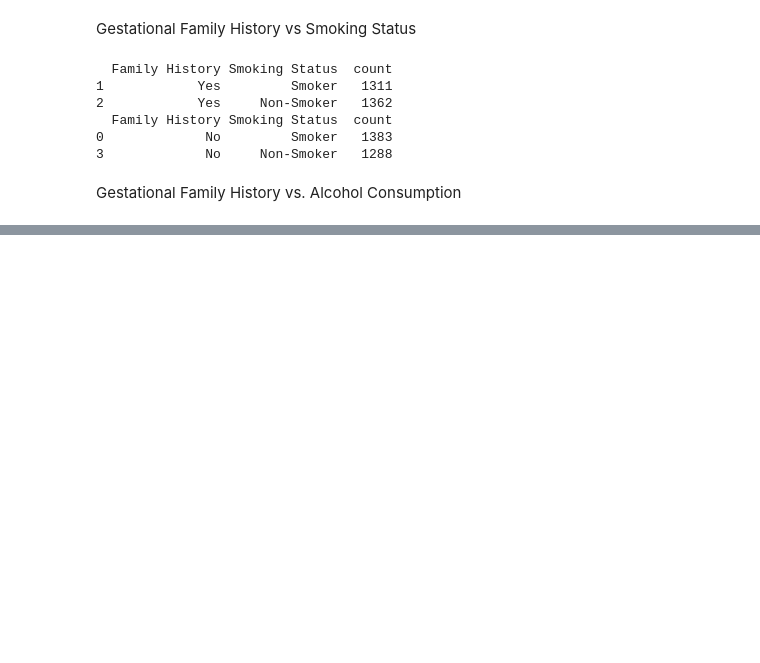
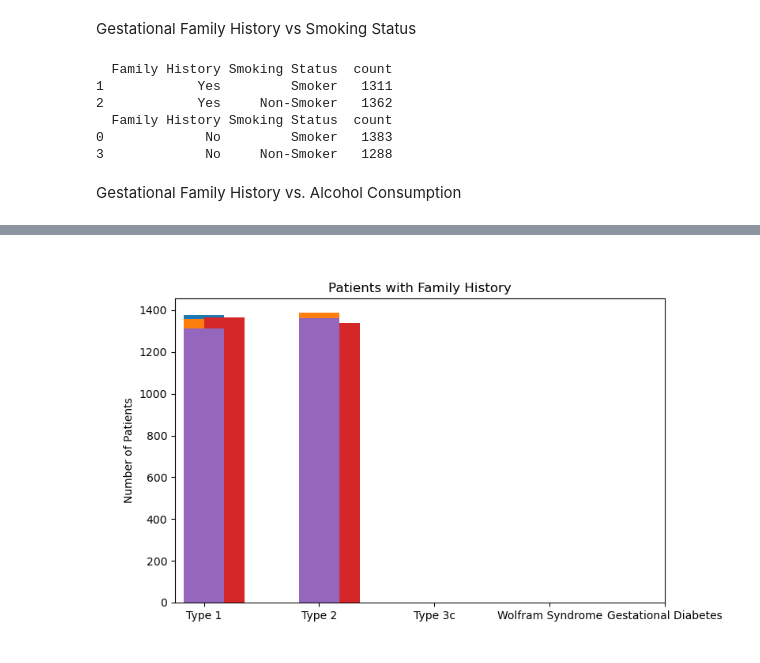
Before and after one commit to darren-coder/project-one, a Jupyter notebook: Darren_type2/Darren_type2_data.ipynb, the cells around one changed output, grey strips where cells are left out. Saved outputs shown, nothing was run; the diff lists cells and outputs as text; code cells hidden in the pictures; blank space fills up the shorter version.

```diff
--- a/Darren_type2/Darren_type2_data.ipynb
+++ b/Darren_type2/Darren_type2_data.ipynb
@@ -398,0 +468,24 @@ print(gestational_nofam_dr_df)
+# %%
+groups = ['Type 1', 'Type 2', 'Type 3c', 'Wolfram Syndrome', 'Gestational Diabetes']
+bar_width = 0.35
+
+x = np.arange(len(groups))
+#even_ticks = np.arange(number_of_ticks)
+
+#x = np.arange(0.5, 1, 5)
+
+fig, ax = plt.subplots( figsize=(8, 5))
+bar1 = plt.bar(type1_cat1, type1_count1, bar_width, label='Type 1', align='center')
+bar2 = plt.bar(type2_cat2, type2_count2, bar_width, label='Type 2', align='center')
+bar3 = plt.bar(type3c_cat3, type3c_count3, bar_width, label='Type 3c', align='edge')
+bar4 = plt.bar(wolfram_cat4, wolfram_count4, bar_width, label='Wolfram Syndrome', align='edge')
+bar5 = plt.bar(gest_cat5, gest_count5, bar_width, label='Gestational Diabetes', align='center')
+plt.subplots_adjust(wspace=0.3)
+
+ax.set_xticks(x)
+ax.set_xticklabels(groups)
+ax.set_ylabel('Number of Patients')
+ax.set_title('Patients with Family History')
+plt.show()
+# %% [output]
+[figure, added]
```
Also changed, not shown: parts of 27 cells of this notebook.
